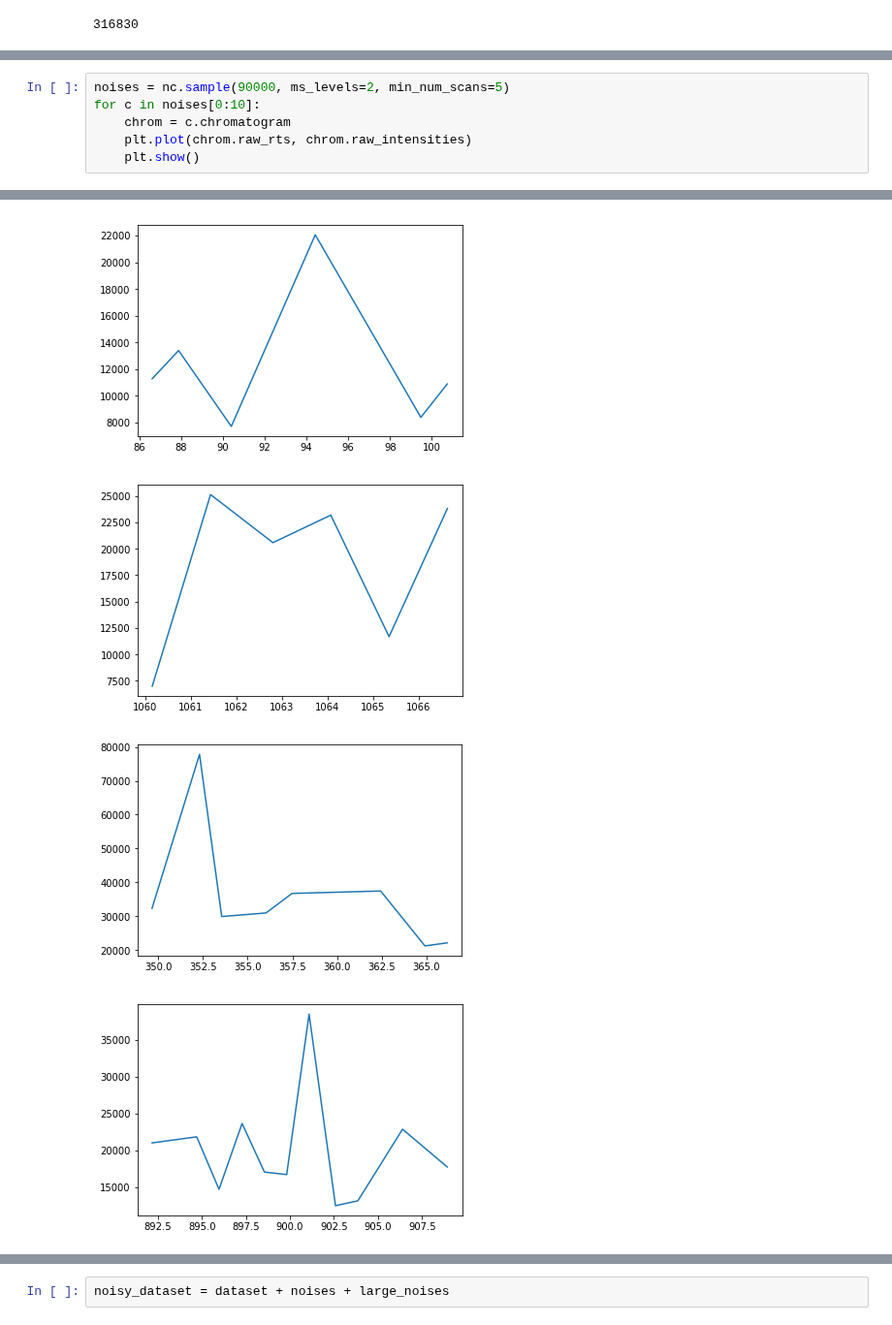
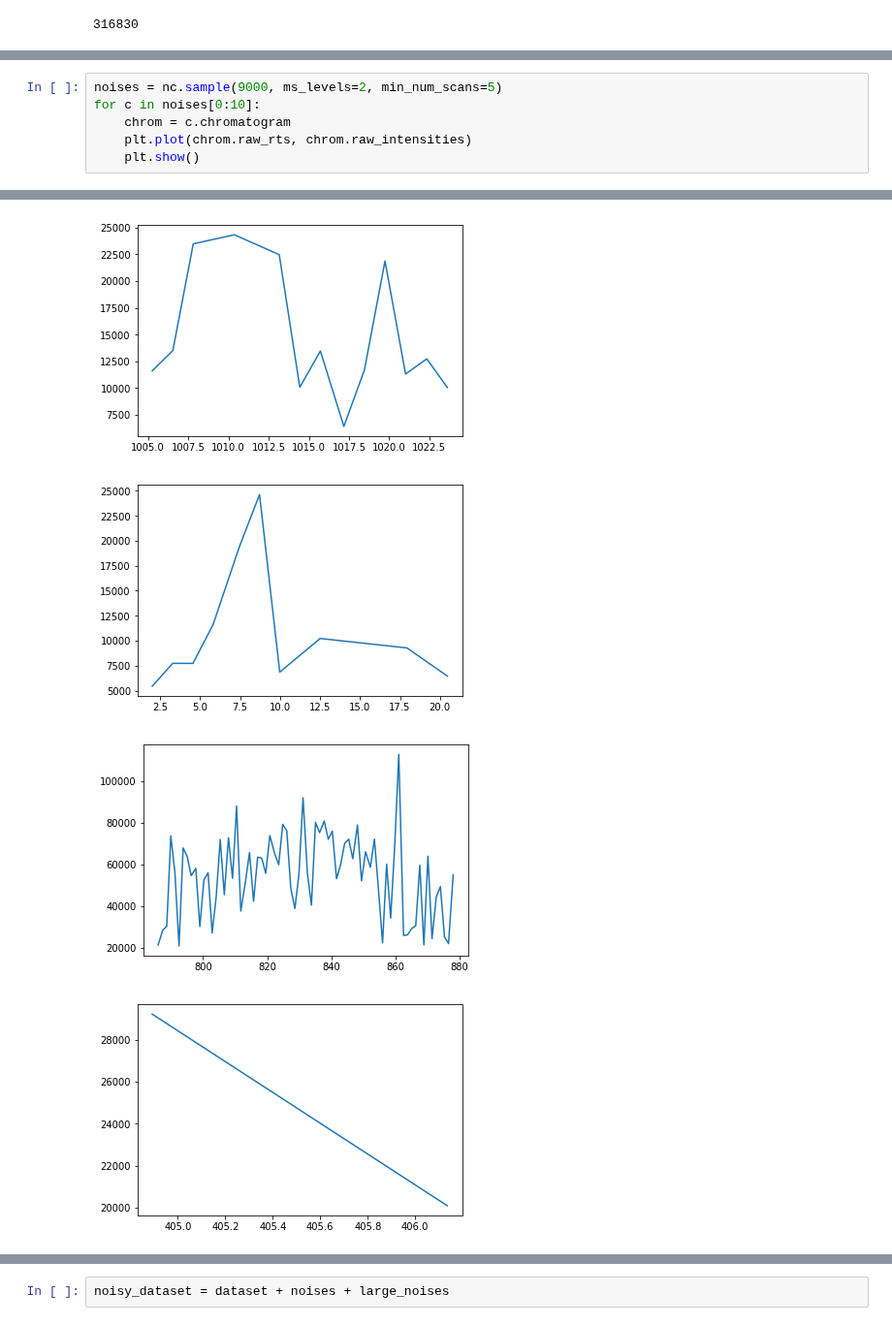
Before and after one commit to sdrogers/clms, a Jupyter notebook: Simulator/notebooks/top-N-experiments.ipynb, the cells around one changed output, grey strips where cells are left out. Shown at 97% size. Saved outputs shown, nothing was run; the diff lists cells and outputs as text.

```diff
--- a/Simulator/notebooks/top-N-experiments.ipynb
+++ b/Simulator/notebooks/top-N-experiments.ipynb
@@ -111,5 +113,5 @@ Added 90k small non-peaks regions of interests
 # %%
-noises = nc.sample(90000, ms_levels=2, min_num_scans=5)
+noises = nc.sample(9000, ms_levels=2, min_num_scans=5)
 for c in noises[0:10]:
     chrom = c.chromatogram
     plt.plot(chrom.raw_rts, chrom.raw_intensities)
@@ -122,4 +124,4 @@ for c in noises[0:10]:
-[figure, old version]
+[figure, new version]
-[figure, old version]
+[figure, new version]
-[figure, old version]
+[figure, new version]
-[figure, old version]
+[figure, new version]
```
Also changed, not shown: parts of 16 cells of this notebook, 1 other file.
